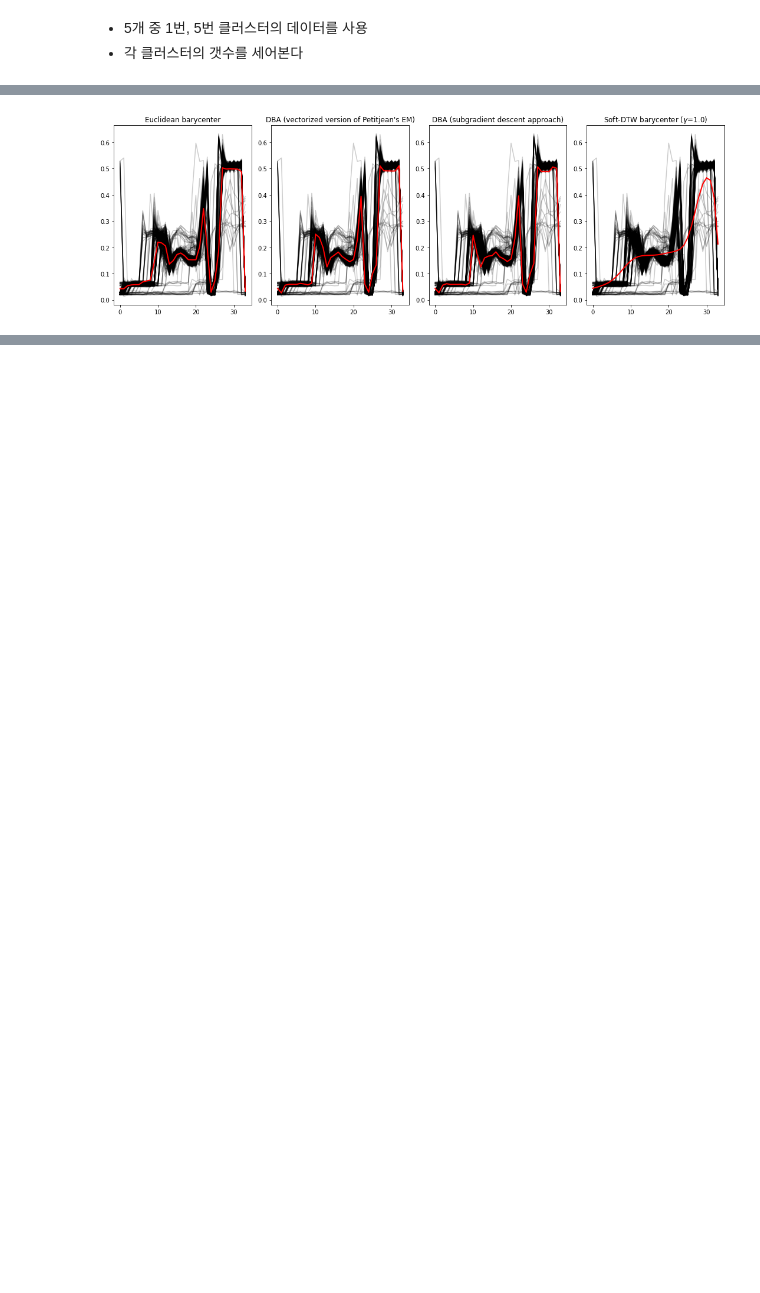
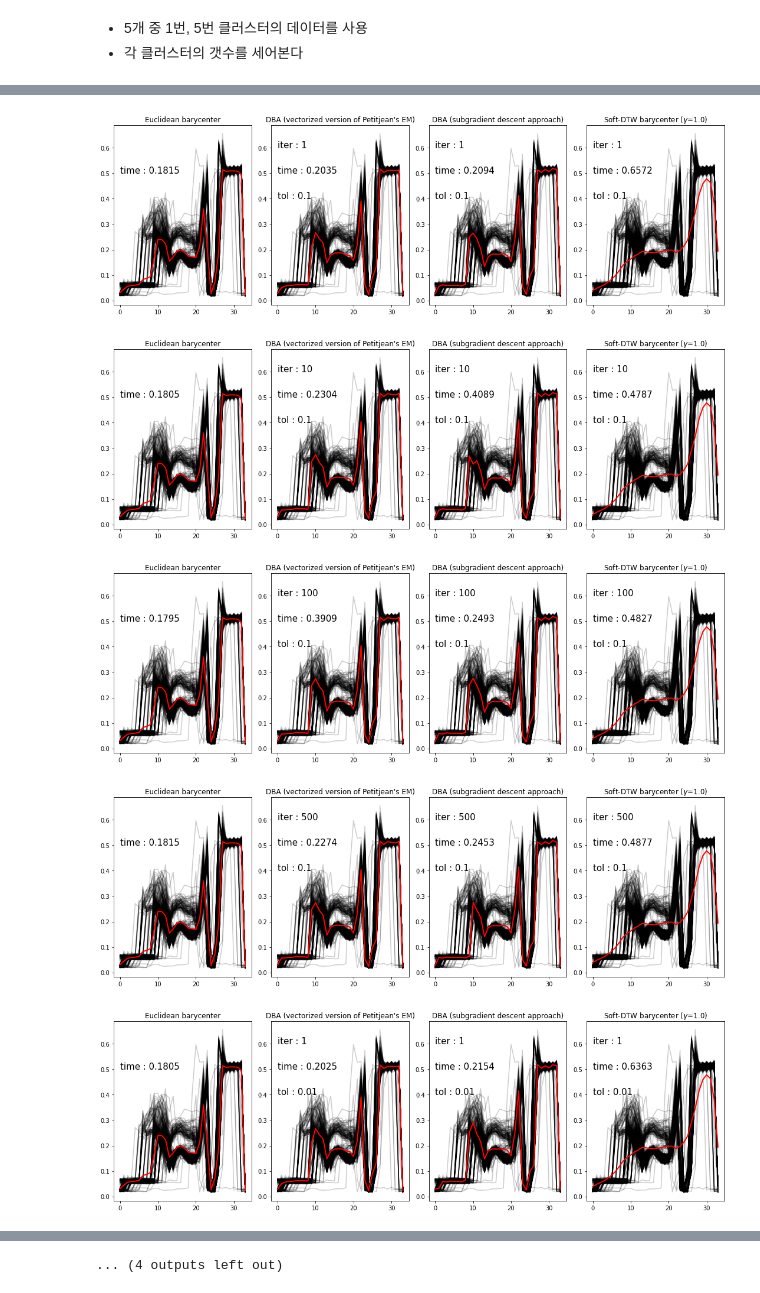
Before and after one commit to ajsj2200/Pattern-Representation, a Jupyter notebook: Barycenters.ipynb, the cells around one changed output, grey strips where cells are left out. Drawn from its saved outputs; the diff is of its cells as text; code cells hidden in the pictures; blank space fills up the shorter version.

```diff
--- a/Barycenters.ipynb
+++ b/Barycenters.ipynb
@@ -9,7 +9,7 @@ import matplotlib.pyplot as plt
 import pandas as pd
 from tslearn.clustering import TimeSeriesKMeans
 
-with open("data.pickle","rb") as fr:s
+with open("data.pickle","rb") as fr:
     X = pickle.load(fr)
 
 km = TimeSeriesKMeans(n_clusters = 5, metric = 'dtw', max_iter = 50, n_init = 10, n_jobs = -1).fit(X)
@@ -34,6 +34,6 @@ np.unique(Y, return_counts = True)
 # %%
 X_con = []
-for i in [0,2]:
+for i in [1,4]:
     X_con.append(pd.DataFrame(X[Y==i].reshape(X[Y==i].shape[0], 34)))
 
 X_con = pd.concat(X_con)
@@ -68,27 +68,49 @@ def plot_helper(barycenter):
     # plot the given barycenter of them
     plt.plot(barycenter.ravel(), "r-", linewidth=2)
 # %%
-plt.figure(figsize = (15, 5))
-ax1 = plt.subplot(1, 4, 1)
-plt.title("Euclidean barycenter")
-plot_helper(euclidean_barycenter(X_con))
+import time
+for _tol in [0.1, 0.01, 0.001, 0.001]:
+    for _iter in [1, 10, 100, 500]:
 
-plt.subplot(1, 4, 2, sharex=ax1)
-plt.title("DBA (vectorized version of Petitjean's EM)")
-plot_helper(dtw_barycenter_averaging(X_con, max_iter=50, tol=1e-3))
+        start = time.time()
+        plt.figure(figsize = (15, 5))
+        ax1 = plt.subplot(1, 4, 1)
+        plt.title("Euclidean barycenter")
+        plot_helper(euclidean_barycenter(X_con))
+        plt.text(0, 0.5, 'time : {}'.format(round(time.time() - start, 4)), fontsize = 15, )
 
-plt.subplot(1, 4, 3, sharex=ax1)
-plt.title("DBA (subgradient descent approach)")
-plot_helper(dtw_barycenter_averaging_subgradient(X_con, max_iter=50, tol=1e-3))
+        start = time.time()
+        plt.subplot(1, 4, 2, sharex=ax1)
+        plt.title("DBA (vectorized version of Petitjean's EM)")
+        plot_helper(dtw_barycenter_averaging(X_con, max_iter=_iter, tol=_tol))
+        plt.text(0, 0.6, 'iter : {}'.format(_iter), fontsize = 15, )
+        plt.text(0, 0.5, 'time : {}'.format(round(time.time() - start, 4)), fontsize = 15, )
+        plt.text(0, 0.4, 'tol : {}'.format(_tol), fontsize = 15, )
 
-plt.subplot(1, 4, 4, sharex=ax1)
-plt.title("Soft-DTW barycenter ($\gamma$=1.0)")
-plot_helper(softdtw_barycenter(X_con, gamma=1, max_iter=50, tol=0.001))
+        start = time.time()
+        plt.subplot(1, 4, 3, sharex=ax1)
+        plt.title("DBA (subgradient descent approach)")
+        plot_helper(dtw_barycenter_averaging_subgradient(X_con, max_iter=_iter, tol=_tol))
+        plt.text(0, 0.6, 'iter : {}'.format(_iter), fontsize = 15, )
+        plt.text(0, 0.5, 'time : {}'.format(round(time.time() - start, 4)), fontsize = 15, )
+        plt.text(0, 0.4, 'tol : {}'.format(_tol), fontsize = 15, )
 
-# clip the axes for better readability
+        start = time.time()
+        plt.subplot(1, 4, 4, sharex=ax1)
+        plt.title("Soft-DTW barycenter ($\gamma$=1.0)")
+        plot_helper(softdtw_barycenter(X_con, gamma=1, max_iter=_iter, tol=_tol))
+        plt.text(0, 0.6, 'iter : {}'.format(_iter), fontsize = 15, )
+        plt.text(0, 0.5, 'time : {}'.format(round(time.time() - start, 4)), fontsize = 15, )
+        plt.text(0, 0.4, 'tol : {}'.format(_tol), fontsize = 15, )
 
-# show the plot(s)
-plt.tight_layout()
-plt.show()
+        # clip the axes for better readability
+
+        # show the plot(s)
+        plt.tight_layout()
+        plt.show()
 # %% [output]
-[figure, old version]
+[figure, new version]
+[figure, added]
+[figure, added]
+[figure, added]
+[figure, added]
@@ -94,0 +124 @@ plt.show()
+... (4 outputs left out)
```
Also changed, not shown: parts of 4 cells of this notebook.
